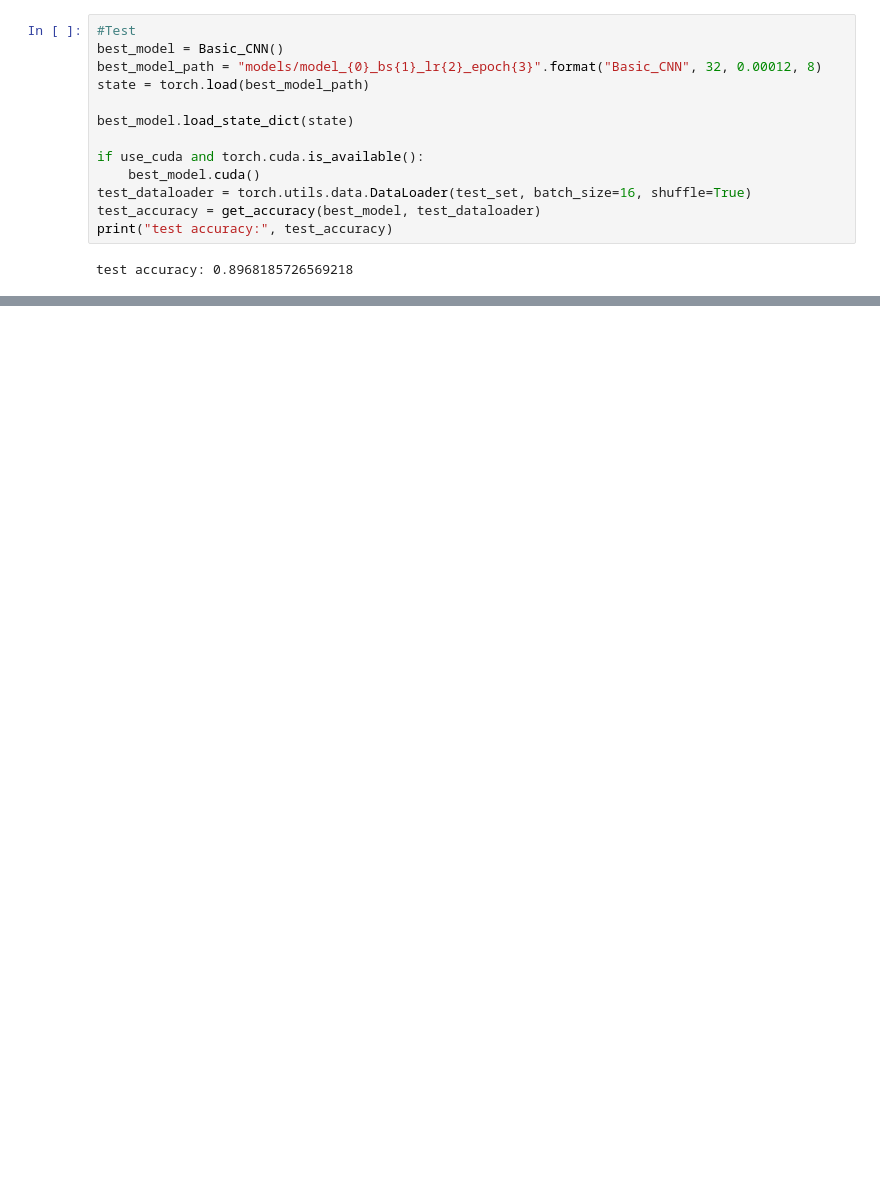
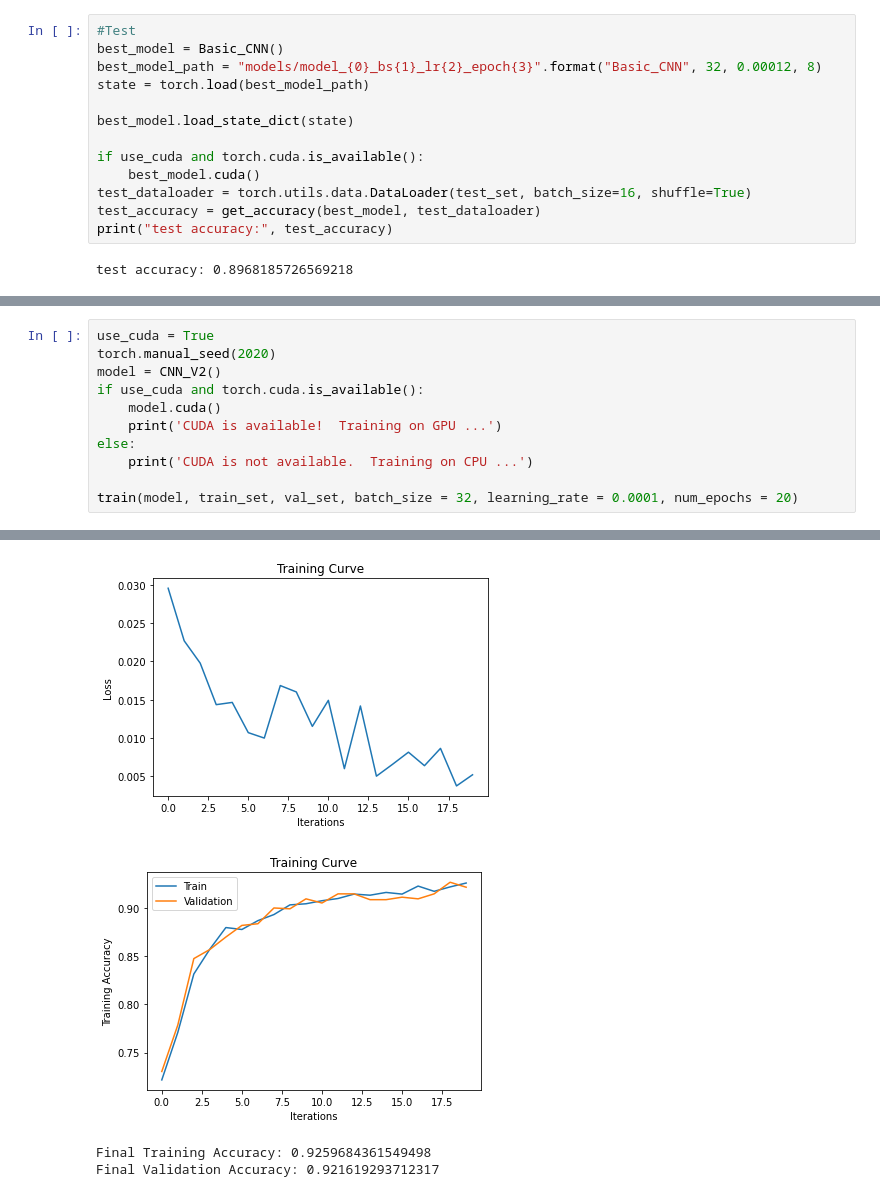
Before and after one commit to Edwinz28/mask-detector, a Jupyter notebook: mask-detector.ipynb, the cells around one changed output, grey strips where cells are left out. Drawn from its saved outputs; the diff is of its cells as text; blank space fills up the shorter version.

```diff
--- a/mask-detector.ipynb
+++ b/mask-detector.ipynb
@@ -329,0 +361,12 @@ class Basic_CNN(nn.Module):
+# %%
+use_cuda = True
+torch.manual_seed(2020)
+model = CNN_V2()
+if use_cuda and torch.cuda.is_available():
+    model.cuda()
+    print('CUDA is available!  Training on GPU ...')
+else:
+    print('CUDA is not available.  Training on CPU ...')
+
+train(model, train_set, val_set, batch_size = 32, learning_rate = 0.0001, num_epochs = 20)
+# %% [output]
@@ -329,0 +390,4 @@ class Basic_CNN(nn.Module):
+[figure, added]
+[figure, added]
+Final Training Accuracy: 0.9259684361549498
+Final Validation Accuracy: 0.921619293712317
```
Also changed, not shown: parts of 18 cells of this notebook, 6 other files.
